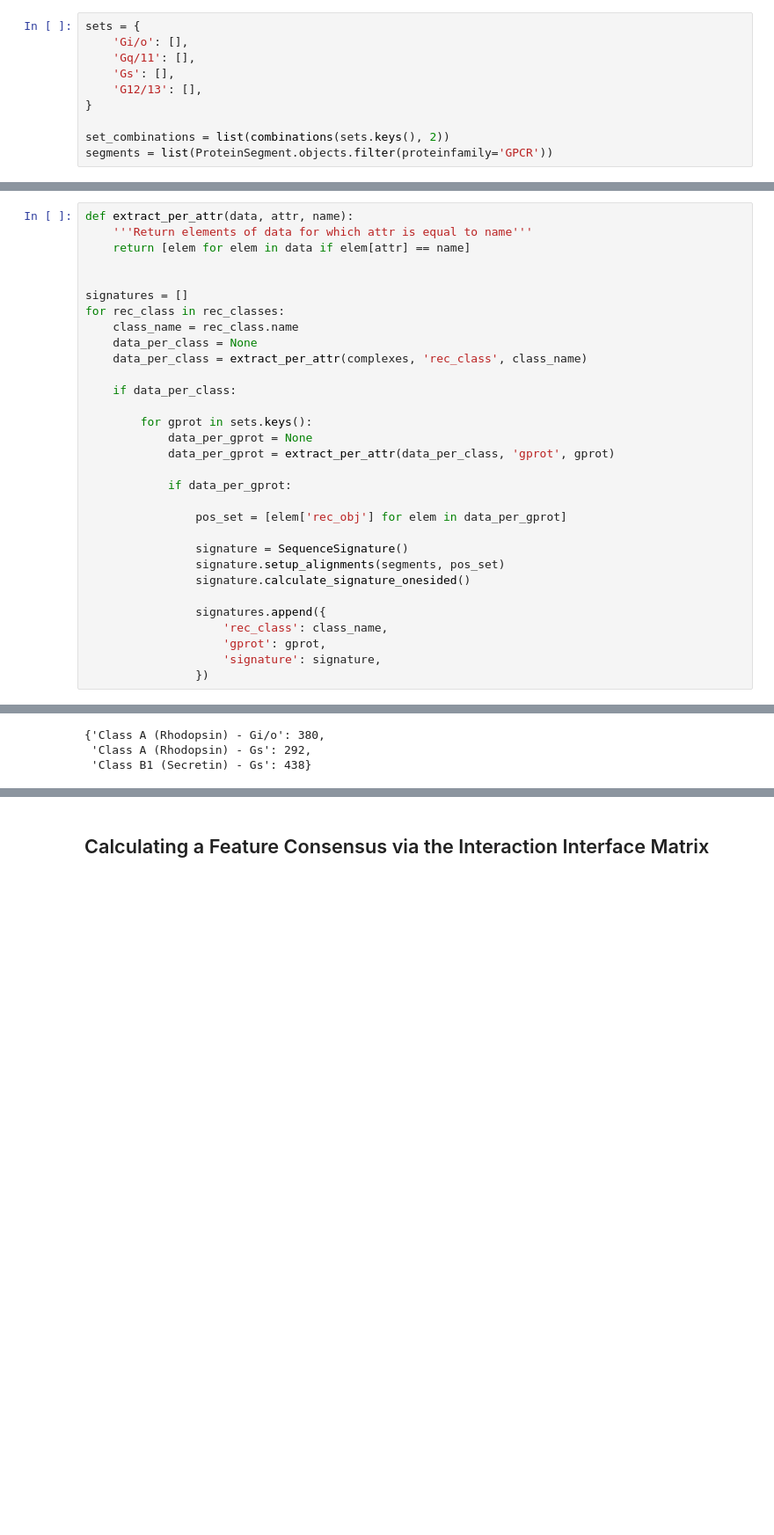
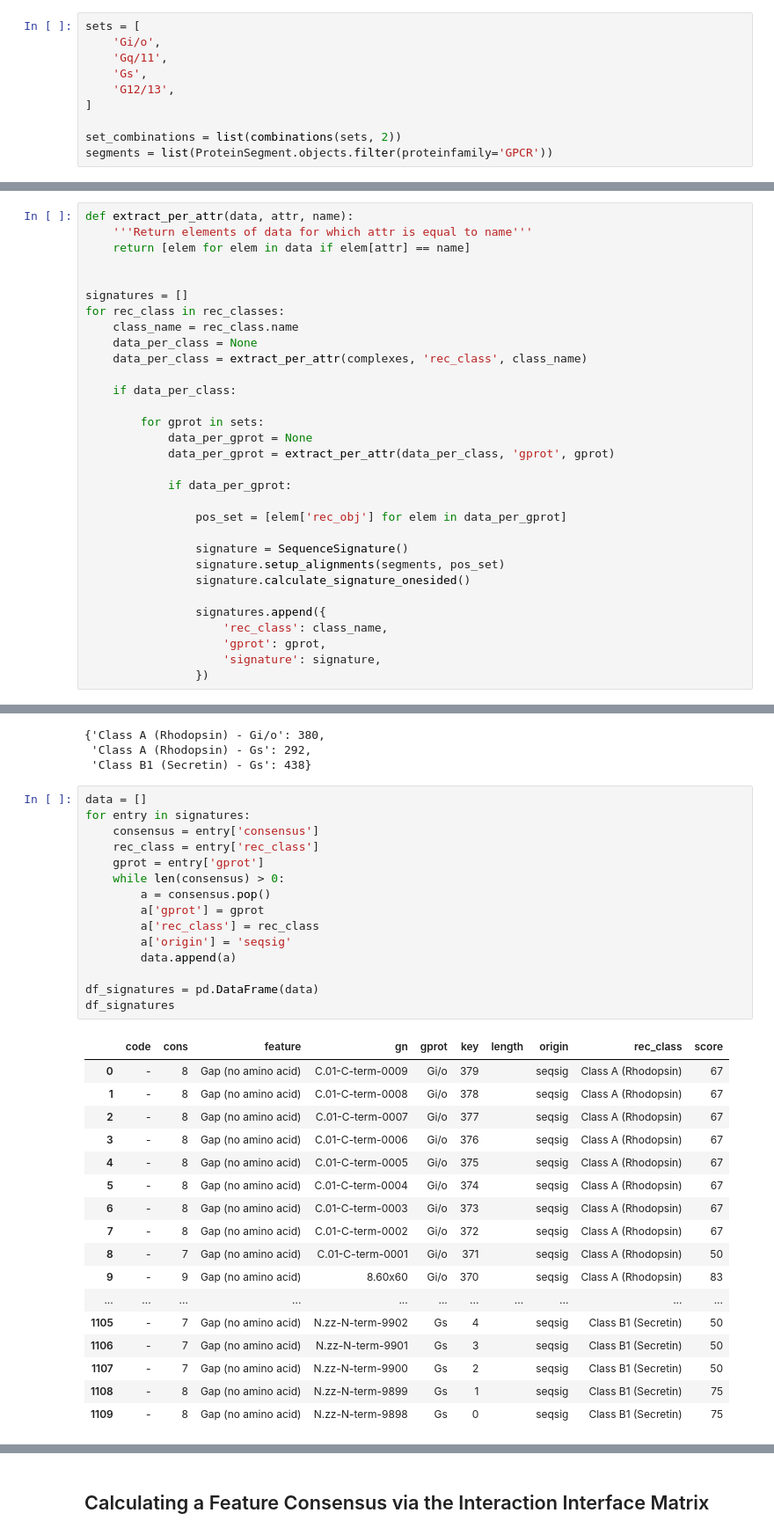
Before and after one commit to protwis/protwis, a Jupyter notebook: signprot/notebooks/all_consensus.ipynb, the cells around one changed output, grey strips where cells are left out. Shown at 88% size. Saved outputs shown, nothing was run; the diff lists cells and outputs as text; blank space fills up the shorter version.

```diff
--- a/signprot/notebooks/all_consensus.ipynb
+++ b/signprot/notebooks/all_consensus.ipynb
@@ -28,14 +33,14 @@ from seqsign.sequence_signature import SequenceSignature
 # %% [markdown]
 ### G Proteins
 # %%
-sets = {
-    'Gi/o': [],
-    'Gq/11': [],
-    'Gs': [],
-    'G12/13': [],
-}
+sets = [
+    'Gi/o',
+    'Gq/11',
+    'Gs',
+    'G12/13',
+]
 
-set_combinations = list(combinations(sets.keys(), 2))
+set_combinations = list(combinations(sets, 2))
 segments = list(ProteinSegment.objects.filter(proteinfamily='GPCR'))
 # %%
 set_combinations
@@ -95,7 +120,7 @@ for rec_class in rec_classes:
 
     if data_per_class:
 
-        for gprot in sets.keys():
+        for gprot in sets:
             data_per_gprot = None
             data_per_gprot = extract_per_attr(data_per_class, 'gprot', gprot)
 
@@ -139,3 +164,36 @@ for signature_dict in signatures:
 {'Class A (Rhodopsin) - Gi/o': 380,
  'Class A (Rhodopsin) - Gs': 292,
  'Class B1 (Secretin) - Gs': 438}
+# %%
+data = []
+for entry in signatures:
+    consensus = entry['consensus']
+    rec_class = entry['rec_class']
+    gprot = entry['gprot']
+    while len(consensus) > 0:
+        a = consensus.pop()
+        a['gprot'] = gprot
+        a['rec_class'] = rec_class
+        a['origin'] = 'seqsig'
+        data.append(a)
+
+df_signatures = pd.DataFrame(data)
+df_signatures
+# %% [output]
+|  | code | cons | feature | gn | gprot | key | length | origin | rec_class | score |
+| 0 | - | 8 | Gap (no amino acid) | C.01-C-term-0009 | Gi/o | 379 |  | seqsig | Class A (Rhodopsin) | 67 |
+| 1 | - | 8 | Gap (no amino acid) | C.01-C-term-0008 | Gi/o | 378 |  | seqsig | Class A (Rhodopsin) | 67 |
+| 2 | - | 8 | Gap (no amino acid) | C.01-C-term-0007 | Gi/o | 377 |  | seqsig | Class A (Rhodopsin) | 67 |
+| 3 | - | 8 | Gap (no amino acid) | C.01-C-term-0006 | Gi/o | 376 |  | seqsig | Class A (Rhodopsin) | 67 |
+| 4 | - | 8 | Gap (no amino acid) | C.01-C-term-0005 | Gi/o | 375 |  | seqsig | Class A (Rhodopsin) | 67 |
+| 5 | - | 8 | Gap (no amino acid) | C.01-C-term-0004 | Gi/o | 374 |  | seqsig | Class A (Rhodopsin) | 67 |
+| 6 | - | 8 | Gap (no amino acid) | C.01-C-term-0003 | Gi/o | 373 |  | seqsig | Class A (Rhodopsin) | 67 |
+| 7 | - | 8 | Gap (no amino acid) | C.01-C-term-0002 | Gi/o | 372 |  | seqsig | Class A (Rhodopsin) | 67 |
+| 8 | - | 7 | Gap (no amino acid) | C.01-C-term-0001 | Gi/o | 371 |  | seqsig | Class A (Rhodopsin) | 50 |
+| 9 | - | 9 | Gap (no amino acid) | 8.60x60 | Gi/o | 370 |  | seqsig | Class A (Rhodopsin) | 83 |
+| ... | ... | ... | ... | ... | ... | ... | ... | ... | ... | ... |
+| 1105 | - | 7 | Gap (no amino acid) | N.zz-N-term-9902 | Gs | 4 |  | seqsig | Class B1 (Secretin) | 50 |
+| 1106 | - | 7 | Gap (no amino acid) | N.zz-N-term-9901 | Gs | 3 |  | seqsig | Class B1 (Secretin) | 50 |
+| 1107 | - | 7 | Gap (no amino acid) | N.zz-N-term-9900 | Gs | 2 |  | seqsig | Class B1 (Secretin) | 50 |
+| 1108 | - | 8 | Gap (no amino acid) | N.zz-N-term-9899 | Gs | 1 |  | seqsig | Class B1 (Secretin) | 75 |
+| 1109 | - | 8 | Gap (no amino acid) | N.zz-N-term-9898 | Gs | 0 |  | seqsig | Class B1 (Secretin) | 75 |
```
Also changed, not shown: parts of 35 cells of this notebook, 3 other files.
